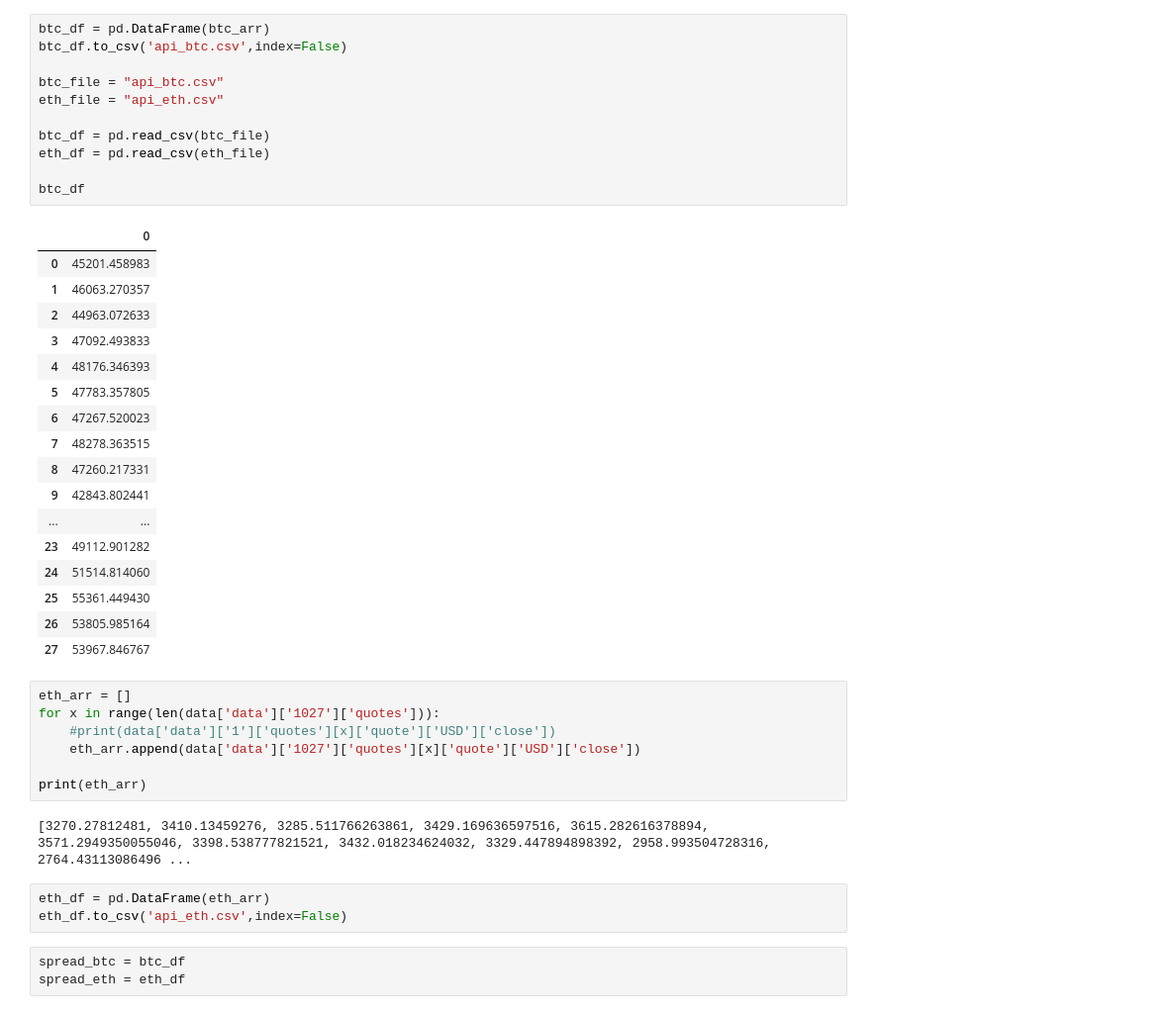
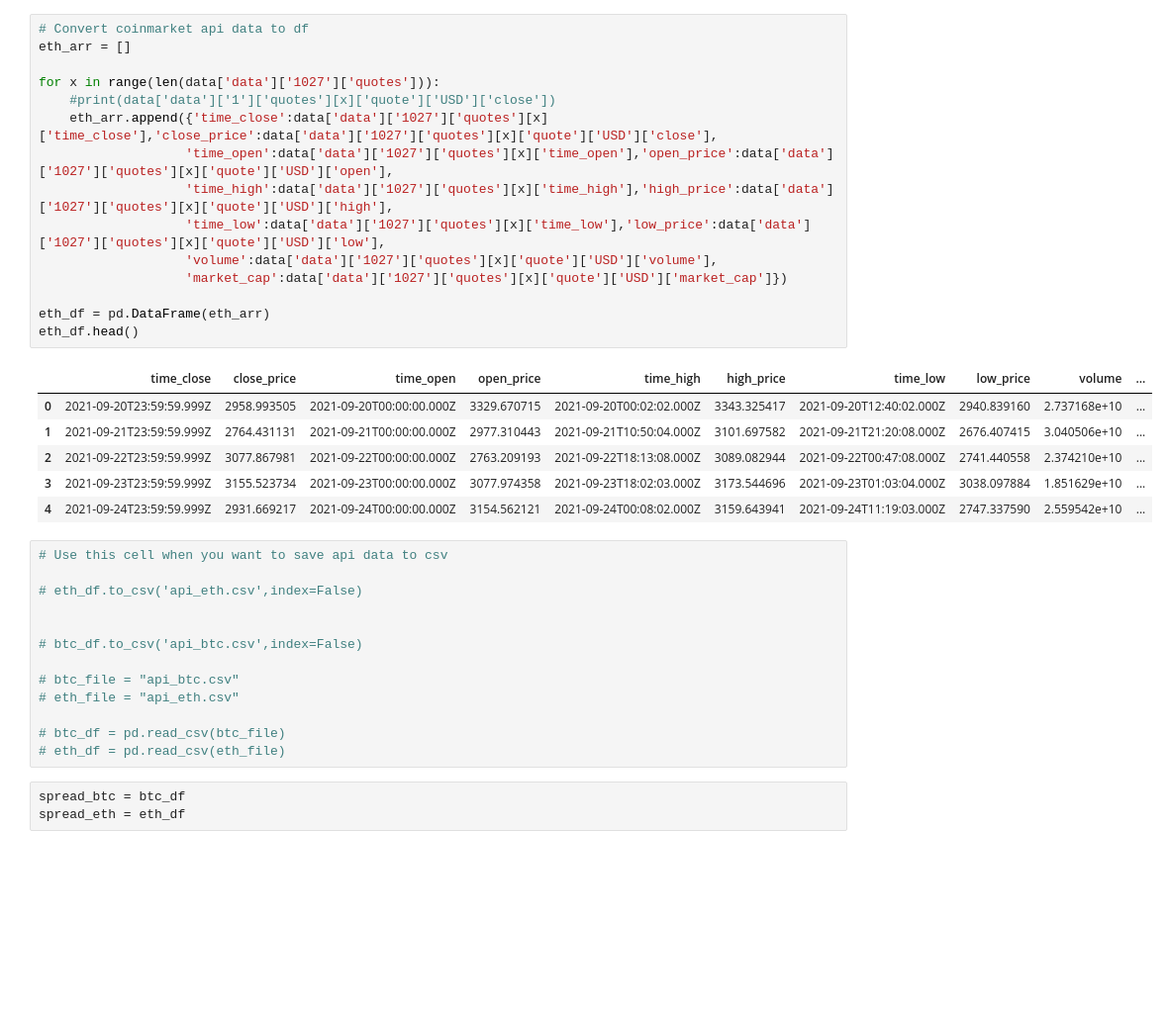
Before and after one commit to DataTortuga/crypto-pair-trade-analysis, a Jupyter notebook: API_TEST.ipynb, the cells around one changed output. Shown at 99% size. Drawn from its saved outputs; the diff is of its cells as text; blank space fills up the shorter version.

```diff
--- a/API_TEST.ipynb
+++ b/API_TEST.ipynb
@@ -52,44 +83,38 @@ print(btc_arr)
+# %%
+# Convert coinmarket api data to df
+eth_arr = []
+
+for x in range(len(data['data']['1027']['quotes'])):
+    #print(data['data']['1']['quotes'][x]['quote']['USD']['close'])
+    eth_arr.append({'time_close':data['data']['1027']['quotes'][x]['time_close'],'close_price':data['data']['1027']['quotes'][x]['quote']['USD']['close'],
+                   'time_open':data['data']['1027']['quotes'][x]['time_open'],'open_price':data['data']['1027']['quotes'][x]['quote']['USD']['open'],
+                   'time_high':data['data']['1027']['quotes'][x]['time_high'],'high_price':data['data']['1027']['quotes'][x]['quote']['USD']['high'],
+                   'time_low':data['data']['1027']['quotes'][x]['time_low'],'low_price':data['data']['1027']['quotes'][x]['quote']['USD']['low'],
+                   'volume':data['data']['1027']['quotes'][x]['quote']['USD']['volume'],
+                   'market_cap':data['data']['1027']['quotes'][x]['quote']['USD']['market_cap']})
+
+eth_df = pd.DataFrame(eth_arr)
+eth_df.head()
+# %% [output]
+|  | time_close | close_price | time_open | open_price | time_high | high_price | time_low | low_price | volume | ... |
+| 0 | 2021-09-20T23:59:59.999Z | 2958.993505 | 2021-09-20T00:00:00.000Z | 3329.670715 | 2021-09-20T00:02:02.000Z | 3343.325417 | 2021-09-20T12:40:02.000Z | 2940.839160 | 2.737168e+10 | ... |
+| 1 | 2021-09-21T23:59:59.999Z | 2764.431131 | 2021-09-21T00:00:00.000Z | 2977.310443 | 2021-09-21T10:50:04.000Z | 3101.697582 | 2021-09-21T21:20:08.000Z | 2676.407415 | 3.040506e+10 | ... |
+| 2 | 2021-09-22T23:59:59.999Z | 3077.867981 | 2021-09-22T00:00:00.000Z | 2763.209193 | 2021-09-22T18:13:08.000Z | 3089.082944 | 2021-09-22T00:47:08.000Z | 2741.440558 | 2.374210e+10 | ... |
+| 3 | 2021-09-23T23:59:59.999Z | 3155.523734 | 2021-09-23T00:00:00.000Z | 3077.974358 | 2021-09-23T18:02:03.000Z | 3173.544696 | 2021-09-23T01:03:04.000Z | 3038.097884 | 1.851629e+10 | ... |
+| 4 | 2021-09-24T23:59:59.999Z | 2931.669217 | 2021-09-24T00:00:00.000Z | 3154.562121 | 2021-09-24T00:08:02.000Z | 3159.643941 | 2021-09-24T11:19:03.000Z | 2747.337590 | 2.559542e+10 | ... |
 # %%
-btc_df = pd.DataFrame(btc_arr)
-btc_df.to_csv('api_btc.csv',index=False)
+# Use this cell when you want to save api data to csv
 
-btc_file = "api_btc.csv"
-eth_file = "api_eth.csv"
+# eth_df.to_csv('api_eth.csv',index=False)
 
-btc_df = pd.read_csv(btc_file)
-eth_df = pd.read_csv(eth_file)
 
-btc_df
+# btc_df.to_csv('api_btc.csv',index=False)
+
+# btc_file = "api_btc.csv"
+# eth_file = "api_eth.csv"
+
+# btc_df = pd.read_csv(btc_file)
+# eth_df = pd.read_csv(eth_file)
-# %% [output]
-|  | 0 |
-| 0 | 45201.458983 |
-| 1 | 46063.270357 |
-| 2 | 44963.072633 |
-| 3 | 47092.493833 |
-| 4 | 48176.346393 |
-| 5 | 47783.357805 |
-| 6 | 47267.520023 |
-| 7 | 48278.363515 |
-| 8 | 47260.217331 |
-| 9 | 42843.802441 |
-| ... | ... |
-| 23 | 49112.901282 |
-| 24 | 51514.814060 |
-| 25 | 55361.449430 |
-| 26 | 53805.985164 |
-| 27 | 53967.846767 |
-# %%
-eth_arr = []
-for x in range(len(data['data']['1027']['quotes'])):
-    #print(data['data']['1']['quotes'][x]['quote']['USD']['close'])
-    eth_arr.append(data['data']['1027']['quotes'][x]['quote']['USD']['close'])
-
-print(eth_arr)
-# %% [output]
-[3270.27812481, 3410.13459276, 3285.511766263861, 3429.169636597516, 3615.282616378894, 3571.2949350055046, 3398.538777821521, 3432.018234624032, 3329.447894898392, 2958.993504728316, 2764.43113086496 ...
-# %%
-eth_df = pd.DataFrame(eth_arr)
-eth_df.to_csv('api_eth.csv',index=False)
 # %%
 spread_btc = btc_df
 spread_eth = eth_df
```
Also changed, not shown: parts of 3 cells of this notebook, 7 other files.
